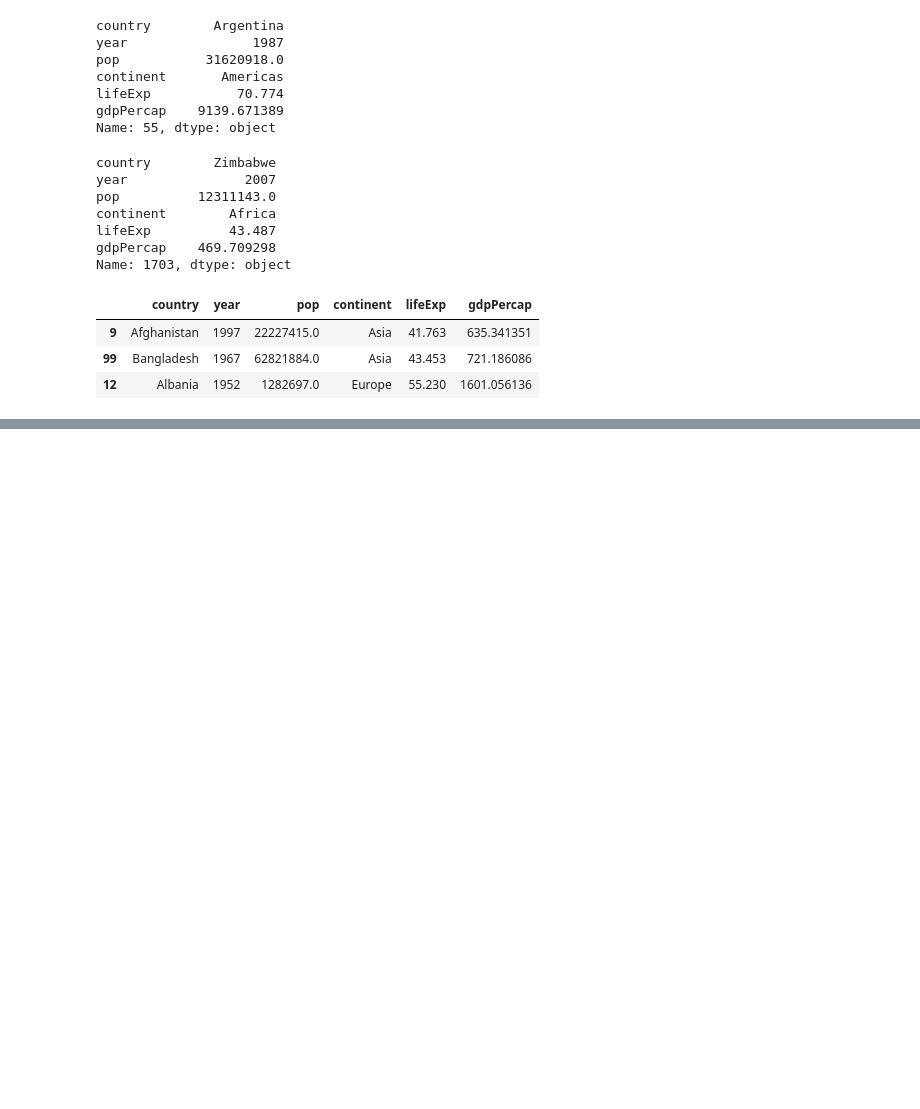
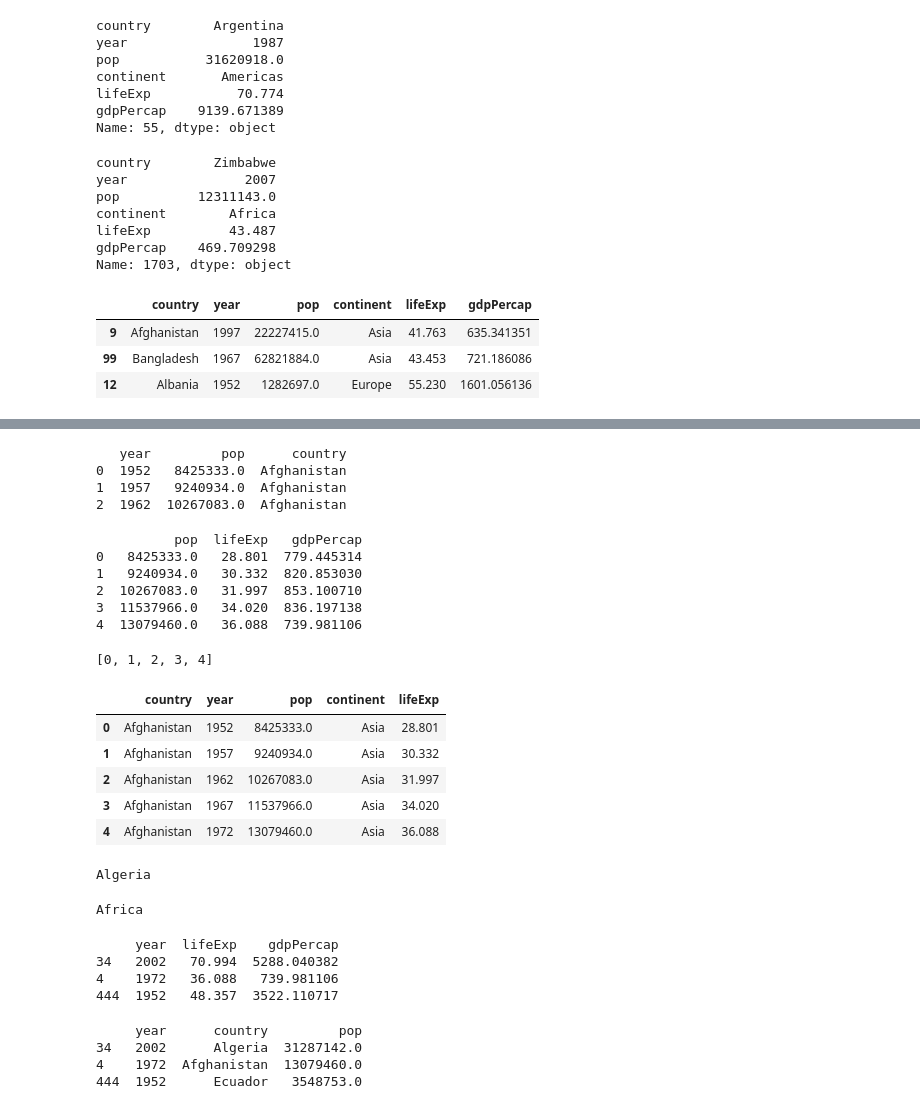
Before and after one commit to amanmuarya/Data_Analytics_with_Python, a Jupyter notebook: 1--WEEK/Python Fundamentals - II.ipynb, the cells around one changed output, grey strips where cells are left out. Drawn from its saved outputs; the diff is of its cells as text; code cells hidden in the pictures; blank space fills up the shorter version.

```diff
--- a/1--WEEK/Python Fundamentals - II.ipynb
+++ b/1--WEEK/Python Fundamentals - II.ipynb
@@ -70,0 +81,8 @@ df.iloc[[9,99,12]]  # same comand --  print(df.iloc[[9,99,12]])
+# %%
+subset = df.loc[:, ['year' , 'pop' , 'country']]
+print(subset.head(3))
+# %% [output]
+   year         pop      country
+0  1952   8425333.0  Afghanistan
+1  1957   9240934.0  Afghanistan
+2  1962  10267083.0  Afghanistan
@@ -70,0 +91,47 @@ df.iloc[[9,99,12]]  # same comand --  print(df.iloc[[9,99,12]])
+# %%
+print(subset.head(5))
+# %% [output]
+          pop  lifeExp   gdpPercap
+0   8425333.0   28.801  779.445314
+1   9240934.0   30.332  820.853030
+2  10267083.0   31.997  853.100710
+3  11537966.0   34.020  836.197138
+4  13079460.0   36.088  739.981106
+# %%
+small_range = list(range(5))
+
+print(small_range)
+# %% [output]
+[0, 1, 2, 3, 4]
+# %%
+subset = df.iloc[:,small_range]
+subset.head()
+# %% [output]
+|  | country | year | pop | continent | lifeExp |
+| 0 | Afghanistan | 1952 | 8425333.0 | Asia | 28.801 |
+| 1 | Afghanistan | 1957 | 9240934.0 | Asia | 30.332 |
+| 2 | Afghanistan | 1962 | 10267083.0 | Asia | 31.997 |
+| 3 | Afghanistan | 1967 | 11537966.0 | Asia | 34.020 |
+| 4 | Afghanistan | 1972 | 13079460.0 | Asia | 36.088 |
+# %%
+print(df.loc[34 ,'country'])
+# %% [output]
+Algeria
+# %%
+print(df.iloc[34 , 4 ])   # iloc is used to get the value only -- numbers -- using the index
+# %% [output]
+Africa
+# %%
+print(df.iloc[[34 , 4, 444 ], [1,4,5]])
+# %% [output]
+     year  lifeExp    gdpPercap
+34   2002   70.994  5288.040382
+4    1972   36.088   739.981106
+444  1952   48.357  3522.110717
+# %%
+print(df.loc[[34 , 4, 444 ], ['year', 'country' , 'pop']])
+# %% [output]
+     year      country         pop
+34   2002      Algeria  31287142.0
+4    1972  Afghanistan  13079460.0
+444  1952      Ecuador   3548753.0
```
Also changed, not shown: parts of 11 cells of this notebook.
